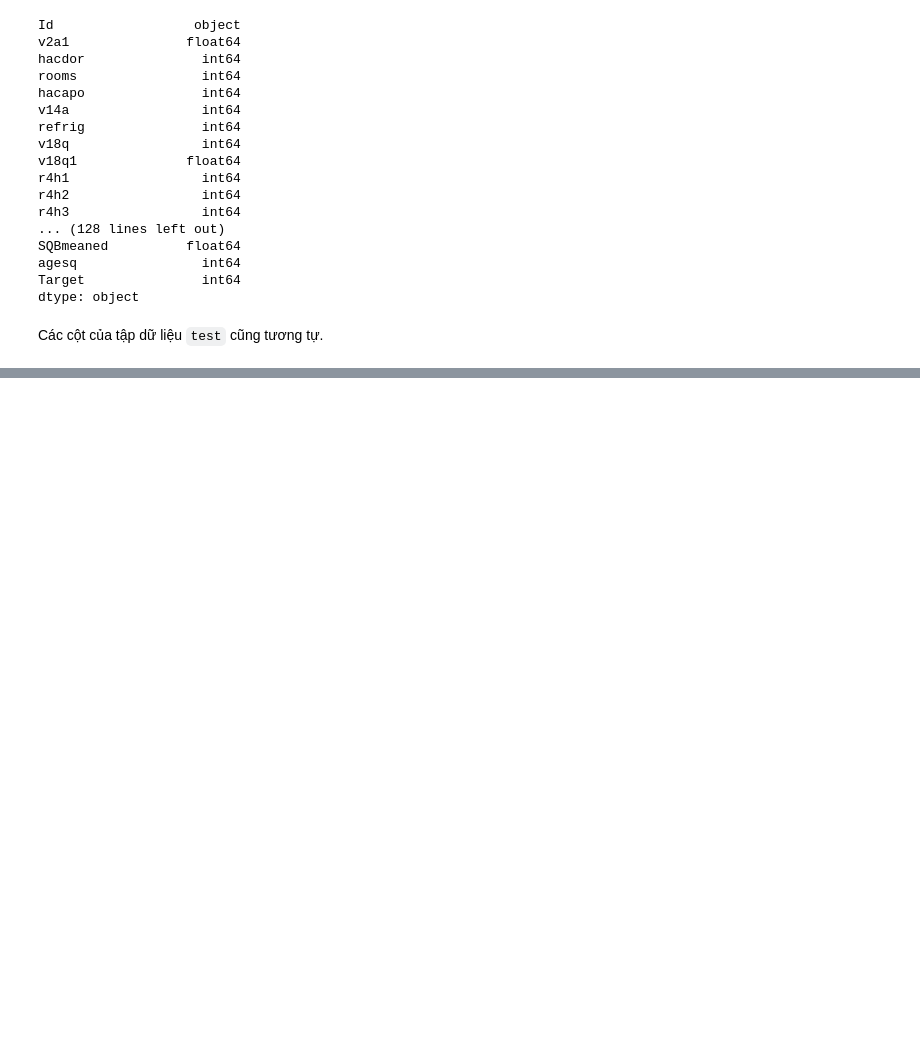
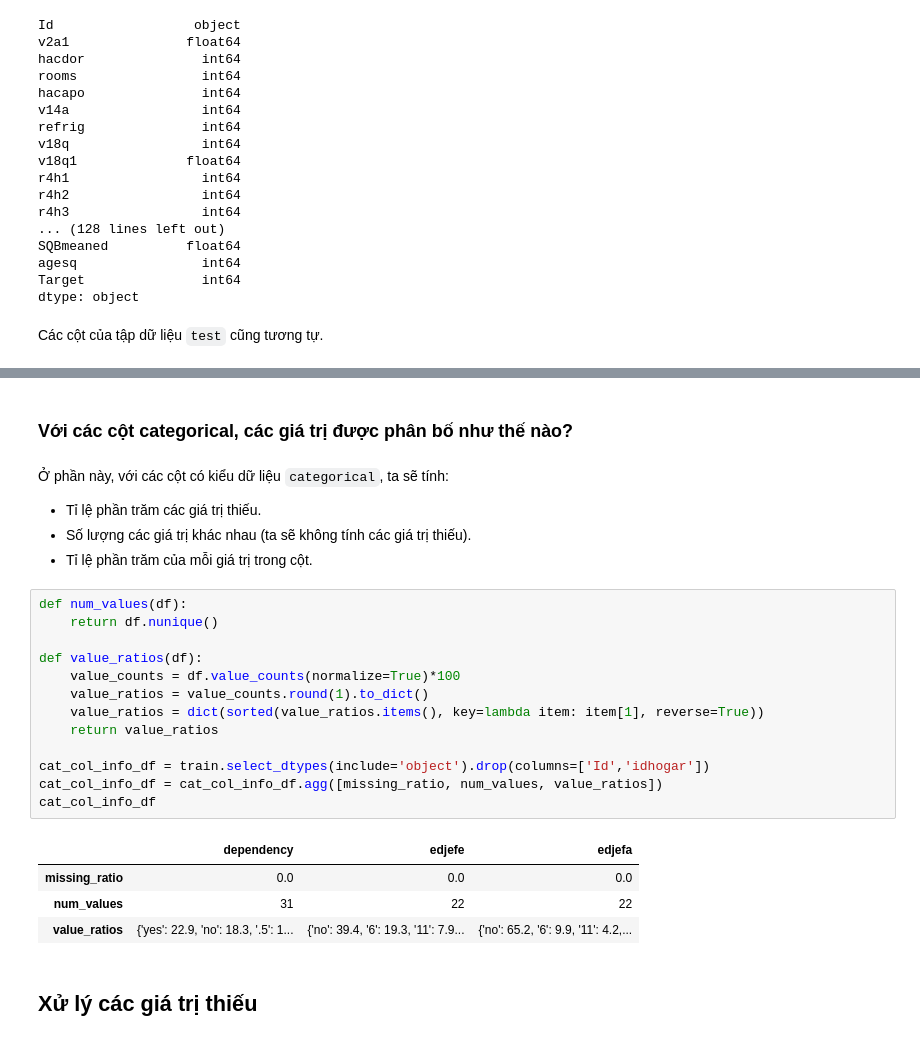
Before and after one commit to iam-Dylan/costa-rican-household, a Jupyter notebook: source/preprocessing.ipynb, the cells around one changed output, grey strips where cells are left out. Cells and saved outputs as stored; diff of their text form; blank space fills up the shorter version.

```diff
--- a/source/eda.ipynb
+++ b/source/preprocessing.ipynb
@@ -138,0 +199,27 @@ train.describe()
+# %% [markdown]
+### Với các cột categorical, các giá trị được phân bố như thế nào?
+# %% [markdown]
+Ở phần này, với các cột có kiểu dữ liệu `categorical`, ta sẽ tính:
++ Tỉ lệ phần trăm các giá trị thiếu.
++ Số lượng các giá trị khác nhau (ta sẽ không tính các giá trị thiếu).
++ Tỉ lệ phần trăm của mỗi giá trị trong cột.
+# %%
+def num_values(df):
+    return df.nunique()
+
+def value_ratios(df):
+    value_counts = df.value_counts(normalize=True)*100
+    value_ratios = value_counts.round(1).to_dict()
+    value_ratios = dict(sorted(value_ratios.items(), key=lambda item: item[1], reverse=True))
+    return value_ratios
+
+cat_col_info_df = train.select_dtypes(include='object').drop(columns=['Id','idhogar'])
+cat_col_info_df = cat_col_info_df.agg([missing_ratio, num_values, value_ratios])
+cat_col_info_df
+# %% [output]
+|  | dependency | edjefe | edjefa |
+| missing_ratio | 0.0 | 0.0 | 0.0 |
+| num_values | 31 | 22 | 22 |
+| value_ratios | {'yes': 22.9, 'no': 18.3, '.5': 1... | {'no': 39.4, '6': 19.3, '11': 7.9... | {'no': 65.2, '6': 9.9, '11': 4.2,... |
+# %% [markdown]
+## Xử lý các giá trị thiếu
```
Also changed, not shown: parts of 45 cells of this notebook.
